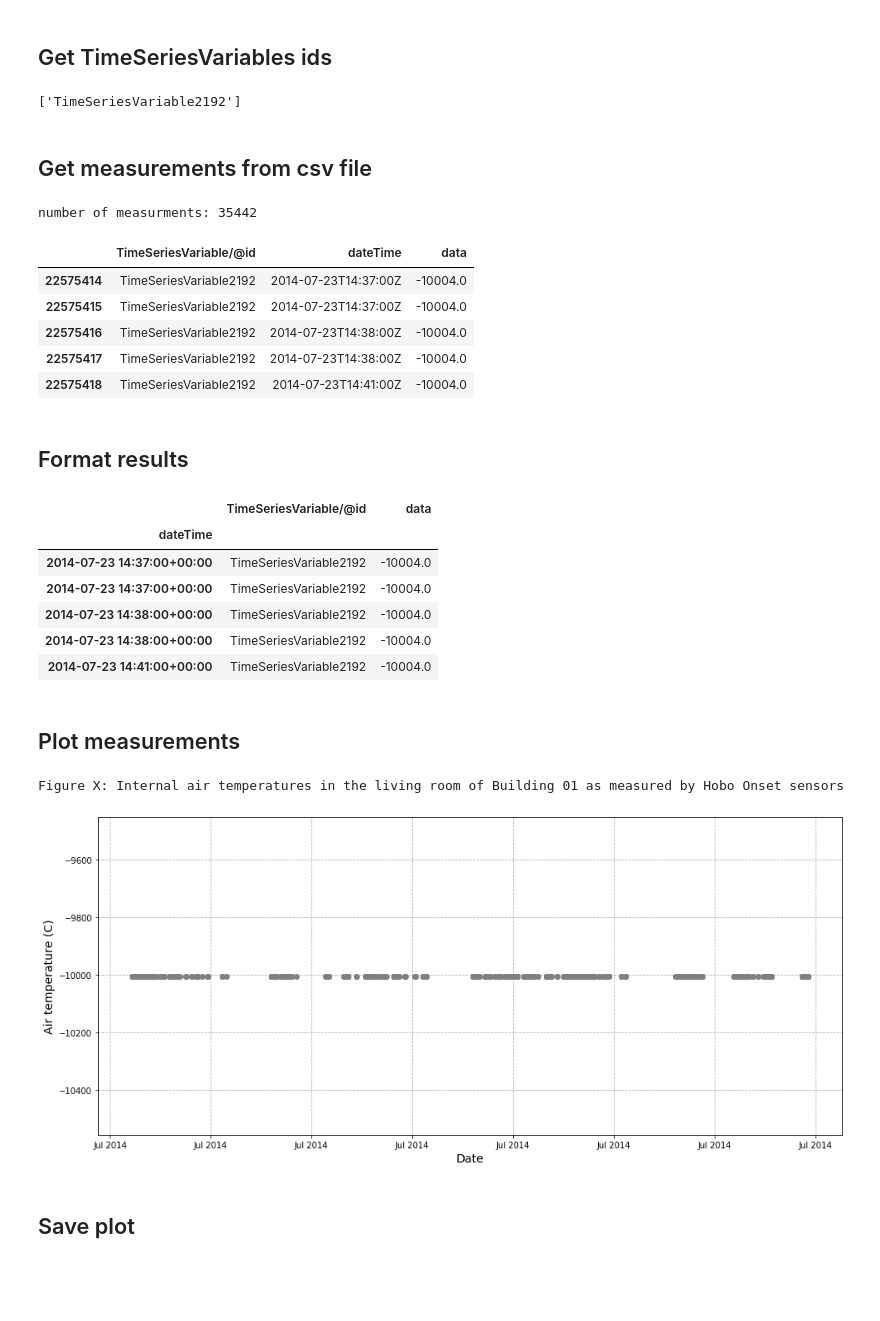
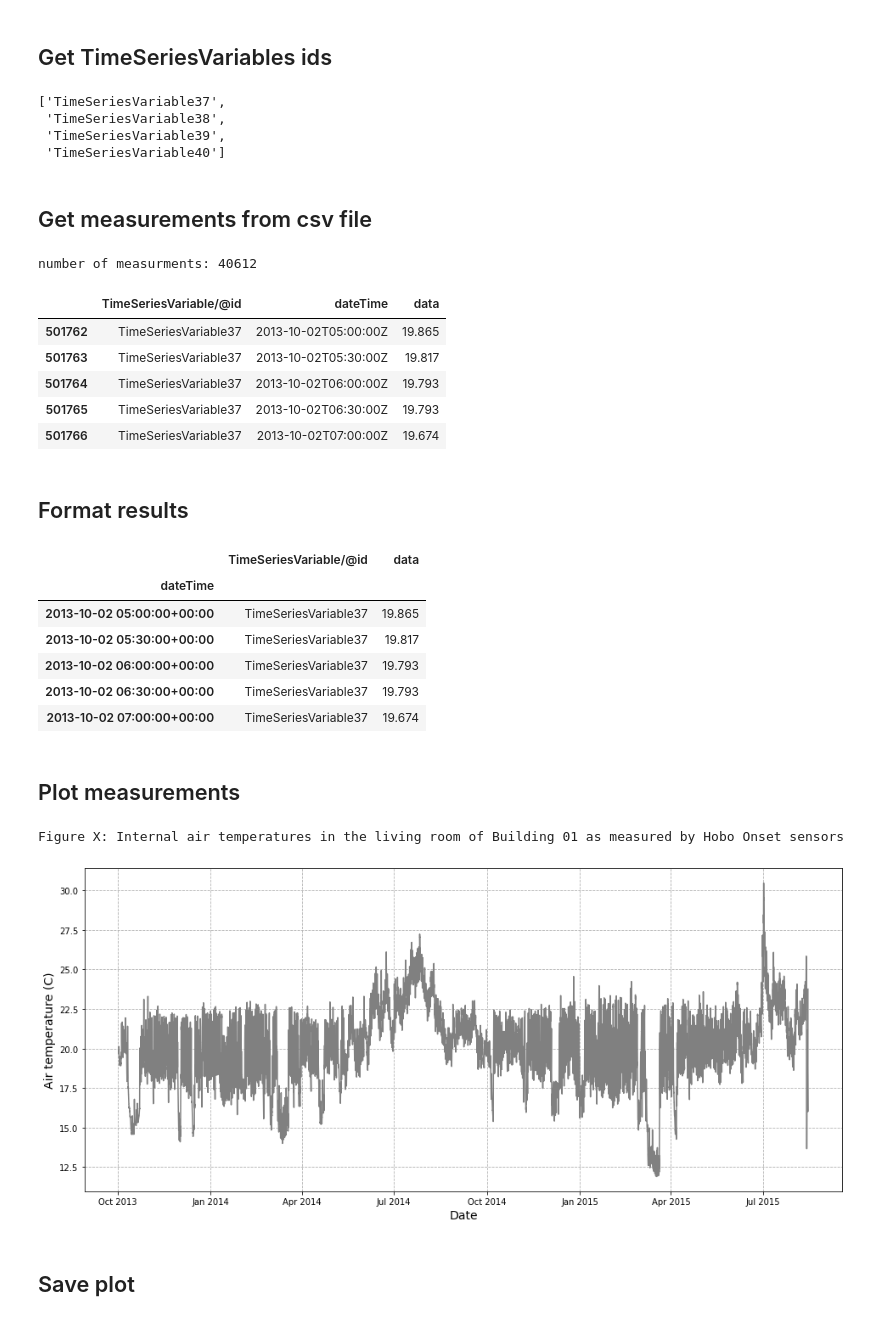
Before and after one commit to building-energy/REFIT_Smart_Home_dataset, a Jupyter notebook: how_to_plot_living_room_temperature_in_Building_1.ipynb, the cells around one changed output. Saved outputs shown, nothing was run; the diff lists cells and outputs as text; code cells hidden in the pictures; blank space fills up the shorter version.

```diff
--- a/how_to_plot_living_room_temperature_in_Building_1.ipynb
+++ b/how_to_plot_living_room_temperature_in_Building_1.ipynb
@@ -17,7 +17,7 @@ register_matplotlib_converters()
 
 This is the folder where the xml file and csv file are stored. This can be modified as needed.
 # %%
-data_folder=r'C:\Users\cvskf\OneDrive - Loughborough University\_Data\REFIT_Smart_Home_dataset_PUBLIC_v1\Data'
+data_folder=r'..\..\..\_Data\REFIT_Smart_Home_dataset_PUBLIC_v1\Data'
 # %% [markdown]
 ## Read the xml file
 
@@ -56,6 +56,6 @@ lr
 # %% [markdown]
 ## Get TimeSeriesVariables which measured air temperature
 # %%
-tsvs=lr.xpath('./a:Sensor/a:TimeSeriesVariable[@variableType="Motion"]',namespaces=NS)
+tsvs=lr.xpath('./a:Sensor/a:TimeSeriesVariable[@variableType="Air temperature"]',namespaces=NS)
 tsvs
 # %% [output]
@@ -66,7 +69,10 @@ tsvs
 tsv_ids=[tsv.get('id') for tsv in tsvs]
 tsv_ids
 # %% [output]
-['TimeSeriesVariable2192']
+['TimeSeriesVariable37',
+ 'TimeSeriesVariable38',
+ 'TimeSeriesVariable39',
+ 'TimeSeriesVariable40']
 # %% [markdown]
 ## Get measurements from csv file
 # %%
@@ -74,13 +80,13 @@ result=df[df['TimeSeriesVariable/@id'].isin(tsv_ids)].copy()
 print('number of measurments:',len(result))
 result.head()
 # %% [output]
-number of measurments: 35442
+number of measurments: 40612
 |  | TimeSeriesVariable/@id | dateTime | data |
-| 22575414 | TimeSeriesVariable2192 | 2014-07-23T14:37:00Z | -10004.0 |
-| 22575415 | TimeSeriesVariable2192 | 2014-07-23T14:37:00Z | -10004.0 |
-| 22575416 | TimeSeriesVariable2192 | 2014-07-23T14:38:00Z | -10004.0 |
-| 22575417 | TimeSeriesVariable2192 | 2014-07-23T14:38:00Z | -10004.0 |
-| 22575418 | TimeSeriesVariable2192 | 2014-07-23T14:41:00Z | -10004.0 |
+| 501762 | TimeSeriesVariable37 | 2013-10-02T05:00:00Z | 19.865 |
+| 501763 | TimeSeriesVariable37 | 2013-10-02T05:30:00Z | 19.817 |
+| 501764 | TimeSeriesVariable37 | 2013-10-02T06:00:00Z | 19.793 |
+| 501765 | TimeSeriesVariable37 | 2013-10-02T06:30:00Z | 19.793 |
+| 501766 | TimeSeriesVariable37 | 2013-10-02T07:00:00Z | 19.674 |
 # %% [markdown]
 ## Format results
 # %%
@@ -91,26 +97,26 @@ result2.head()
 # %% [output]
 |  | TimeSeriesVariable/@id | data |
 | dateTime |  |  |
-| 2014-07-23 14:37:00+00:00 | TimeSeriesVariable2192 | -10004.0 |
-| 2014-07-23 14:37:00+00:00 | TimeSeriesVariable2192 | -10004.0 |
-| 2014-07-23 14:38:00+00:00 | TimeSeriesVariable2192 | -10004.0 |
-| 2014-07-23 14:38:00+00:00 | TimeSeriesVariable2192 | -10004.0 |
-| 2014-07-23 14:41:00+00:00 | TimeSeriesVariable2192 | -10004.0 |
+| 2013-10-02 05:00:00+00:00 | TimeSeriesVariable37 | 19.865 |
+| 2013-10-02 05:30:00+00:00 | TimeSeriesVariable37 | 19.817 |
+| 2013-10-02 06:00:00+00:00 | TimeSeriesVariable37 | 19.793 |
+| 2013-10-02 06:30:00+00:00 | TimeSeriesVariable37 | 19.793 |
+| 2013-10-02 07:00:00+00:00 | TimeSeriesVariable37 | 19.674 |
 # %% [markdown]
 ## Plot measurements
 # %%
 %matplotlib inline
 fig, ax = plt.subplots(figsize=(16, 7))
-ax.plot(result2['data'][0:1000],'o',color='grey')
+ax.plot(result2['data'],'-',color='grey')
 myFmt = mdates.DateFormatter('%b %Y')
 ax.xaxis.set_major_formatter(myFmt)
 ax.grid(linestyle='--')
 ax.set_xlabel('Date',fontsize=14)
 ax.set_ylabel('Air temperature (C)',fontsize=14)
 print('Figure X: Internal air temperatures in the living room of Building 01 as measured by Hobo Onset sensors')
 # %% [output]
 Figure X: Internal air temperatures in the living room of Building 01 as measured by Hobo Onset sensors
-[figure, old version]
+[figure, new version]
 # %% [markdown]
 ## Save plot
 # %%
```
Also changed, not shown: parts of 1 cell of this notebook.
